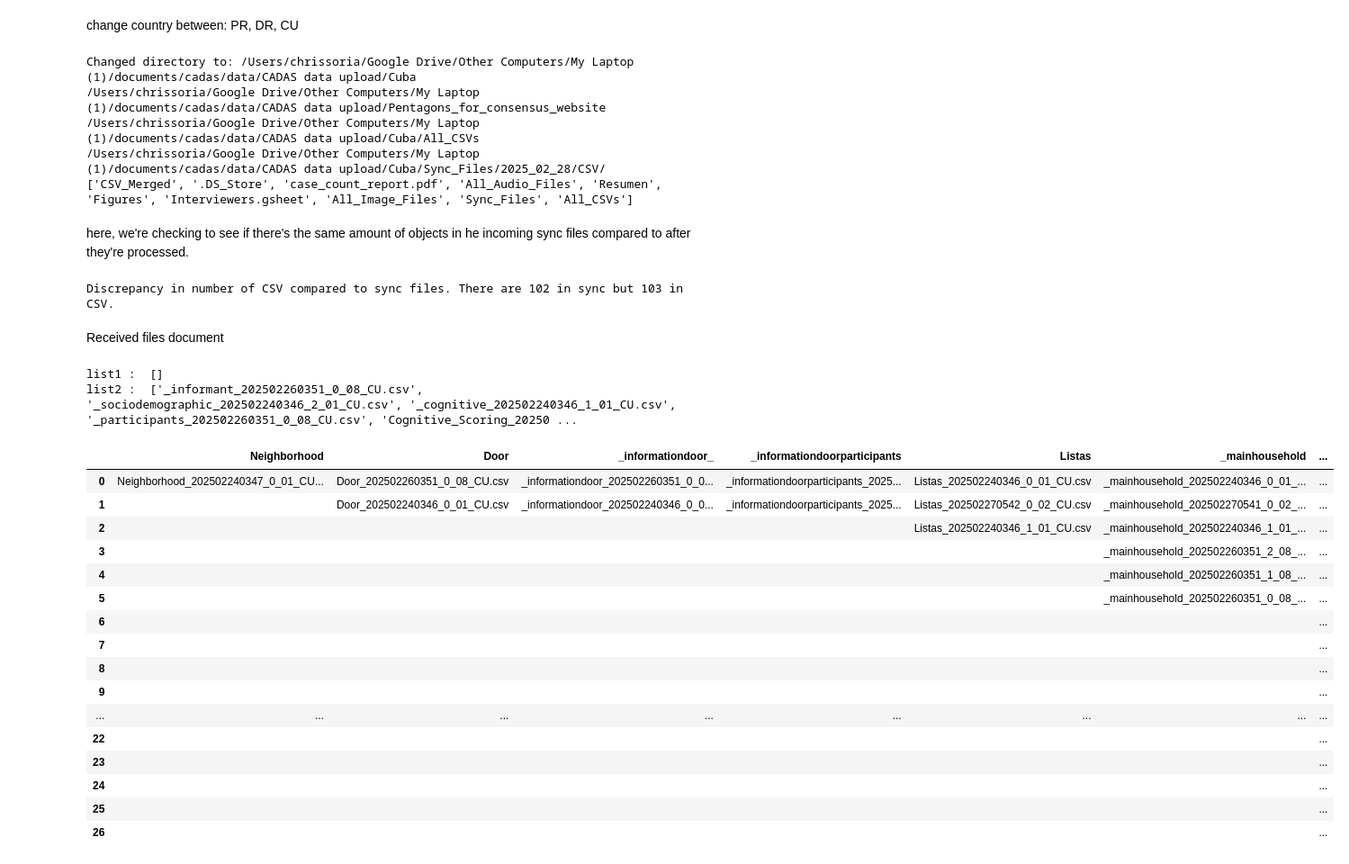
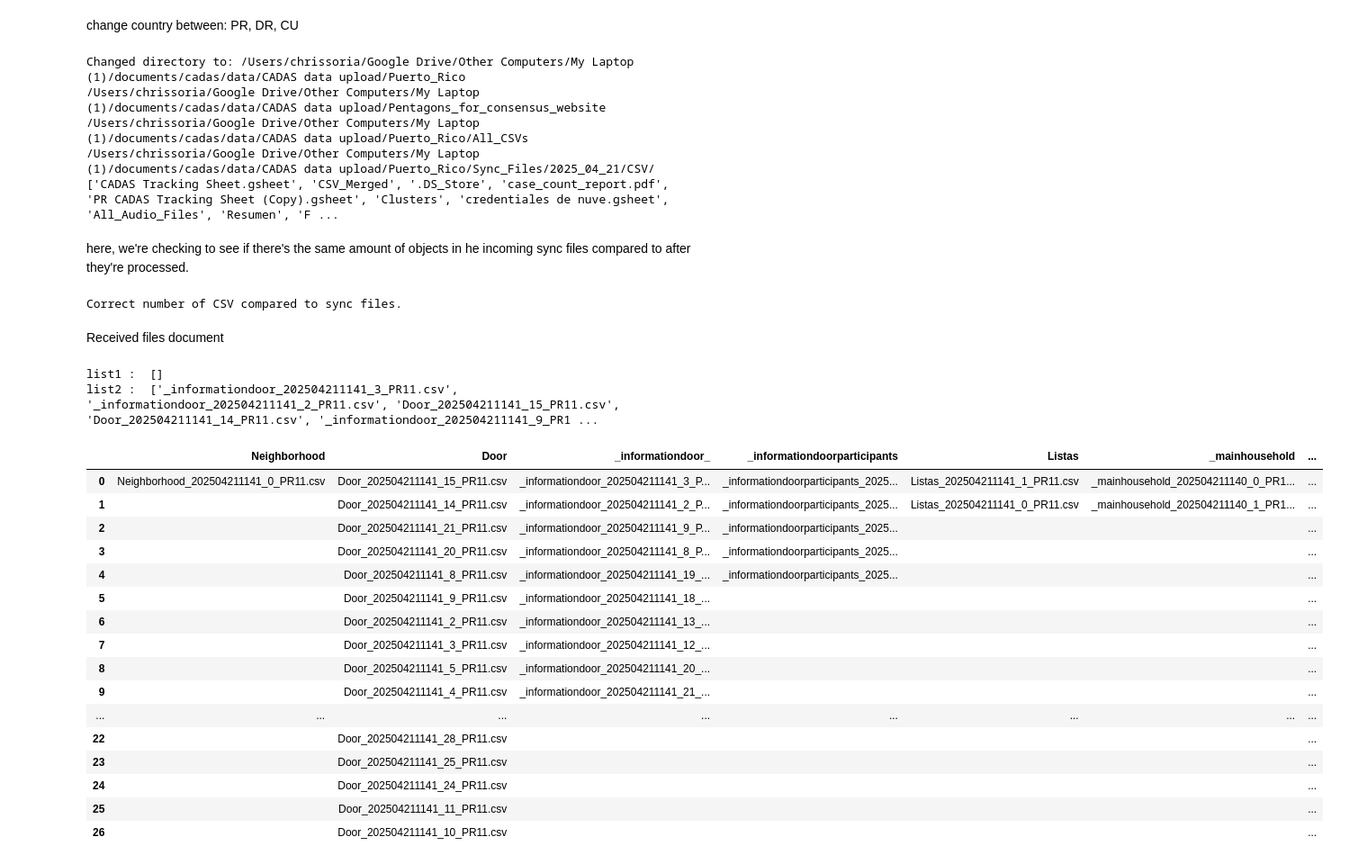
Before and after one commit to chrissoria/CADAS, a Jupyter notebook: ipynb/Merging_csv.ipynb, the cells around one changed output. Shown: that part at 90% size. Saved outputs shown, nothing was run; the diff lists cells and outputs as text; code cells hidden in the pictures.

```diff
--- a/ipynb/Merging_csv.ipynb
+++ b/ipynb/Merging_csv.ipynb
@@ -9,7 +9,7 @@ from datetime import datetime
 change country between: PR, DR, CU
 # %%
 user = "Chris"
-country = "CU"
+country = "PR"
 # %%
 CU_directory = r"/Users/chrissoria/Google Drive/Other Computers/My Laptop (1)/documents/cadas/data/CADAS data upload/Cuba"
 DR_directory = r"/Users/chrissoria/Google Drive/Other Computers/My Laptop (1)/documents/cadas/data/CADAS data upload/Rep Dom"
@@ -19,7 +19,7 @@ if user == "Chris":
     if country == "DR":
         current_directory = DR_directory
         path1 = DR_directory+"/All_CSVs" #where all CSVs are located
-        path2 = DR_directory+"/Sync Files/2024_10_12/CSV/" #change to show latest upload
+        path2 = DR_directory+"/Sync Files/2025_03_04/CSV/" #change to show latest upload
         imagepath = DR_directory+"/All_Image_Files"
         audiopath = DR_directory+"/All_Audio_Files"
         country_full = "Dominican Republic"
@@ -29,13 +29,13 @@ if user == "Chris":
         path1 = CU_directory+"/All_CSVs" #where we merge all cumulative CSV files into one file
         imagepath = CU_directory+"/All_Image_Files"
         audiopath = CU_directory+"/All_Audio_Files"
-        path2 = CU_directory+"/Sync_Files/2025_02_28/CSV/" #where we check to see that the latest batch of data includes all files it should
+        path2 = CU_directory+"/Sync_Files/2025_4_4/CSV/" #where we check to see that the latest batch of data includes all files it should
         country_full = "Cuba"
         epi_info_path = "documents/cadas/data/CADAS data upload/Cuba"
     elif country == "PR":
         current_directory = PR_directory
         path1 = PR_directory+"/All_CSVs"
-        path2 = PR_directory+"/Sync_Files/2025_02_27/CSV/"
+        path2 = PR_directory+"/Sync_Files/2025_04_21/CSV/"
         imagepath = PR_directory+"/All_Image_Files"
         audiopath = PR_directory+"/All_Audio_Files"
         country_full = "Puerto Rico"
@@ -59,11 +59,11 @@ if current_directory:
 imagenames = os.listdir(imagepath)
 audionames = os.listdir(audiopath)
 # %% [output]
-Changed directory to: /Users/chrissoria/Google Drive/Other Computers/My Laptop (1)/documents/cadas/data/CADAS data upload/Cuba
+Changed directory to: /Users/chrissoria/Google Drive/Other Computers/My Laptop (1)/documents/cadas/data/CADAS data upload/Puerto_Rico
 /Users/chrissoria/Google Drive/Other Computers/My Laptop (1)/documents/cadas/data/CADAS data upload/Pentagons_for_consensus_website
-/Users/chrissoria/Google Drive/Other Computers/My Laptop (1)/documents/cadas/data/CADAS data upload/Cuba/All_CSVs
-/Users/chrissoria/Google Drive/Other Computers/My Laptop (1)/documents/cadas/data/CADAS data upload/Cuba/Sync_Files/2025_02_28/CSV/
-['CSV_Merged', '.DS_Store', 'case_count_report.pdf', 'All_Audio_Files', 'Resumen', 'Figures', 'Interviewers.gsheet', 'All_Image_Files', 'Sync_Files', 'All_CSVs']
+/Users/chrissoria/Google Drive/Other Computers/My Laptop (1)/documents/cadas/data/CADAS data upload/Puerto_Rico/All_CSVs
+/Users/chrissoria/Google Drive/Other Computers/My Laptop (1)/documents/cadas/data/CADAS data upload/Puerto_Rico/Sync_Files/2025_04_21/CSV/
+['CADAS Tracking Sheet.gsheet', 'CSV_Merged', '.DS_Store', 'case_count_report.pdf', 'PR CADAS Tracking Sheet (Copy).gsheet', 'Clusters', 'credentiales de nuve.gsheet', 'All_Audio_Files', 'Resumen', 'F ...
 # %% [markdown]
 here, we're checking to see if there's the same amount of objects in he incoming sync files compared to after they're processed.
 # %%
@@ -82,7 +82,7 @@ for sync_file in incoming_SYNC:
     if sync_file not in incoming_CSV:
         print(f"File {sync_file} is not present in incoming_CSV")
 # %% [output]
-Discrepancy in number of CSV compared to sync files. There are 102 in sync but 103 in CSV.
+Correct number of CSV compared to sync files.
 # %%
 cropped_image_list = os.listdir(cropped_images_path)
 cropped_image_list = [image for image in cropped_image_list if "(" not in image]
@@ -108,51 +108,51 @@ def remove_common(a, b):
     print("list1 : ", a)
     print("list2 : ", b)
 
 remove_common(newdir_list1, newdir_list2)
 
-words_to_filter = ["Neighborhood", "Door", "_informationdoor_", "_informationdoorparticipants", "Listas", "_mainhousehold", "_participants", "_rosterhousehold", "_nonresidentchildren", "Cognitva", "_cognitive", "Cognitive_Scoring", "Examen_Físico", "_physical_exam","Familiar", "_household", "Informante", "_informant"]
+words_to_filter = ["Neighborhood", "Door", "_informationdoor_", "_informationdoorparticipants", "Listas", "_mainhousehold", "_participants", "_rosterhousehold", "_nonresidentchildren", "Cognitva", "_cognitive", "Cognitive_Scoring", "Examen_Físico", "_physical_exam","Familiar", "_household", "Informante", "_informant", "_sociodem"]
 
 # breaking the longer list into smaller lists
 filtered_lists = {word: [] for word in words_to_filter}
 
 for text in newdir_list2:
     for word in words_to_filter:
         if word in text:
             filtered_lists[word].append(text)
 
 # change this number depending on how many tablets worth of information you're receiving
 for word, filtered_list in filtered_lists.items():
     while len(filtered_list) < 27:
         filtered_list.append("")
 
 Received_Files = pd.DataFrame()
 
 for word, filtered_list in filtered_lists.items():
     Received_Files[word] = pd.Series(filtered_list)
 
 Received_Files.to_excel(path2+'/Received_Files_Checklist.xlsx', index=False)
 
 Received_Files
 # %% [output]
 list1 :  []
-list2 :  ['_informant_202502260351_0_08_CU.csv', '_sociodemographic_202502240346_2_01_CU.csv', '_cognitive_202502240346_1_01_CU.csv', '_participants_202502260351_0_08_CU.csv', 'Cognitive_Scoring_20250 ...
+list2 :  ['_informationdoor_202504211141_3_PR11.csv', '_informationdoor_202504211141_2_PR11.csv', 'Door_202504211141_15_PR11.csv', 'Door_202504211141_14_PR11.csv', '_informationdoor_202504211141_9_PR1 ...
 |  | Neighborhood | Door | _informationdoor_ | _informationdoorparticipants | Listas | _mainhousehold | ... |
-| 0 | Neighborhood_202502240347_0_01_CU... | Door_202502260351_0_08_CU.csv | _informationdoor_202502260351_0_0... | _informationdoorparticipants_2025... | Listas_202502240346_0_01_CU.csv | _mainhousehold_202502240346_0_01_... | ... |
-| 1 |  | Door_202502240346_0_01_CU.csv | _informationdoor_202502240346_0_0... | _informationdoorparticipants_2025... | Listas_202502270542_0_02_CU.csv | _mainhousehold_202502270541_0_02_... | ... |
-| 2 |  |  |  |  | Listas_202502240346_1_01_CU.csv | _mainhousehold_202502240346_1_01_... | ... |
-| 3 |  |  |  |  |  | _mainhousehold_202502260351_2_08_... | ... |
-| 4 |  |  |  |  |  | _mainhousehold_202502260351_1_08_... | ... |
-| 5 |  |  |  |  |  | _mainhousehold_202502260351_0_08_... | ... |
-| 6 |  |  |  |  |  |  | ... |
-| 7 |  |  |  |  |  |  | ... |
-| 8 |  |  |  |  |  |  | ... |
-| 9 |  |  |  |  |  |  | ... |
+| 0 | Neighborhood_202504211141_0_PR11.csv | Door_202504211141_15_PR11.csv | _informationdoor_202504211141_3_P... | _informationdoorparticipants_2025... | Listas_202504211141_1_PR11.csv | _mainhousehold_202504211140_0_PR1... | ... |
+| 1 |  | Door_202504211141_14_PR11.csv | _informationdoor_202504211141_2_P... | _informationdoorparticipants_2025... | Listas_202504211141_0_PR11.csv | _mainhousehold_202504211140_1_PR1... | ... |
+| 2 |  | Door_202504211141_21_PR11.csv | _informationdoor_202504211141_9_P... | _informationdoorparticipants_2025... |  |  | ... |
+| 3 |  | Door_202504211141_20_PR11.csv | _informationdoor_202504211141_8_P... | _informationdoorparticipants_2025... |  |  | ... |
+| 4 |  | Door_202504211141_8_PR11.csv | _informationdoor_202504211141_19_... | _informationdoorparticipants_2025... |  |  | ... |
+| 5 |  | Door_202504211141_9_PR11.csv | _informationdoor_202504211141_18_... |  |  |  | ... |
+| 6 |  | Door_202504211141_2_PR11.csv | _informationdoor_202504211141_13_... |  |  |  | ... |
+| 7 |  | Door_202504211141_3_PR11.csv | _informationdoor_202504211141_12_... |  |  |  | ... |
+| 8 |  | Door_202504211141_5_PR11.csv | _informationdoor_202504211141_20_... |  |  |  | ... |
+| 9 |  | Door_202504211141_4_PR11.csv | _informationdoor_202504211141_21_... |  |  |  | ... |
 | ... | ... | ... | ... | ... | ... | ... | ... |
-| 22 |  |  |  |  |  |  | ... |
-| 23 |  |  |  |  |  |  | ... |
-| 24 |  |  |  |  |  |  | ... |
-| 25 |  |  |  |  |  |  | ... |
-| 26 |  |  |  |  |  |  | ... |
+| 22 |  | Door_202504211141_28_PR11.csv |  |  |  |  | ... |
+| 23 |  | Door_202504211141_25_PR11.csv |  |  |  |  | ... |
+| 24 |  | Door_202504211141_24_PR11.csv |  |  |  |  | ... |
+| 25 |  | Door_202504211141_11_PR11.csv |  |  |  |  | ... |
+| 26 |  | Door_202504211141_10_PR11.csv |  |  |  |  | ... |
 # %%
 if user == "Chris":
     if country == "CU":
```
Also changed, not shown: parts of 1 cell of this notebook, 11 other files.
